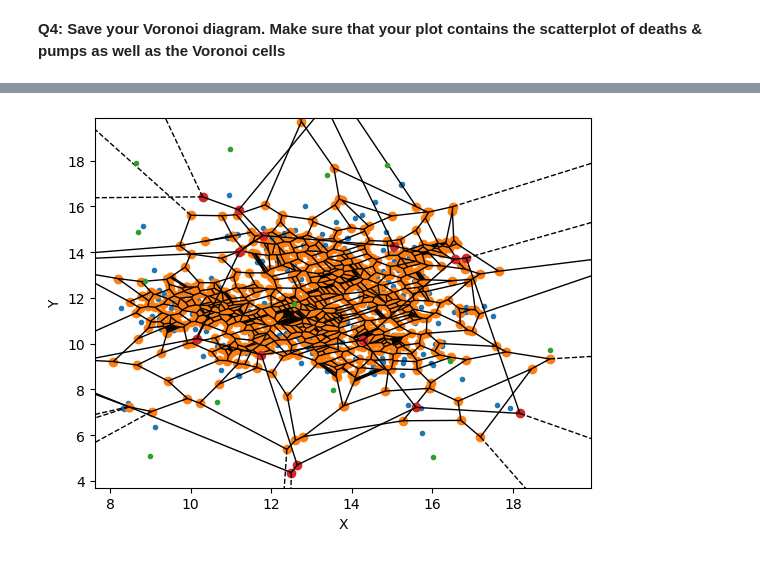
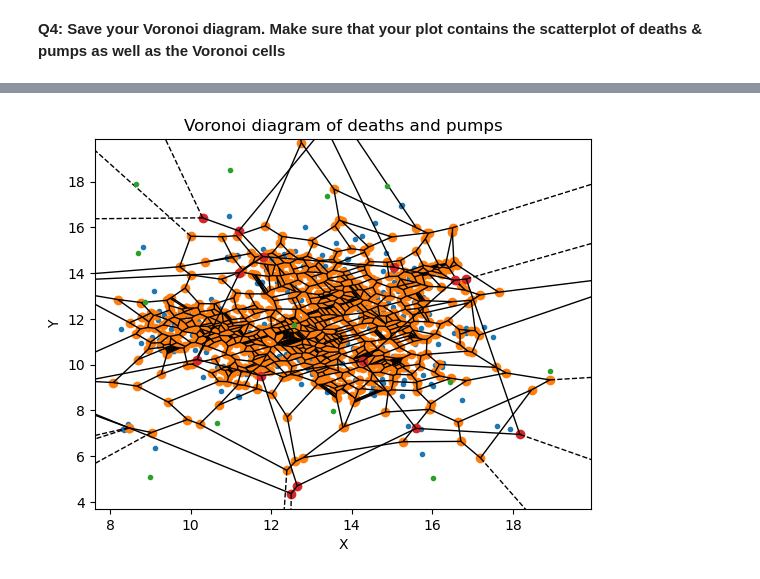
Before and after one commit to miafjensen/Data_visualization_and_analysis_group12, a Jupyter notebook: dsb_s205487.ipynb, the cells around one changed output, grey strips where cells are left out. Saved outputs shown, nothing was run; the diff lists cells and outputs as text; code cells hidden in the pictures.

Commit message:
nogle plots og pd færdig

```diff
--- a/dsb_s205487.ipynb
+++ b/dsb_s205487.ipynb
@@ -353,10 +363,10 @@ plt.savefig('s205487_voronoi_p.png')
 # %%
 fig, ax2 = plt.subplots()
 
 voronoi_plot_2d(vor_d, ax=ax2)
 voronoi_plot_2d(vor_p, ax=ax2)
-ax2.set(xlabel='X', ylabel='Y')
+ax2.set(xlabel='X', ylabel='Y', title="Voronoi diagram of deaths and pumps")
 plt.savefig('s205487_voronoi_combined.png')
 plt.show()
 # %% [output]
-[figure, old version]
+[figure, new version]
```
Also changed, not shown: parts of 3 cells of this notebook, 2 other files.
